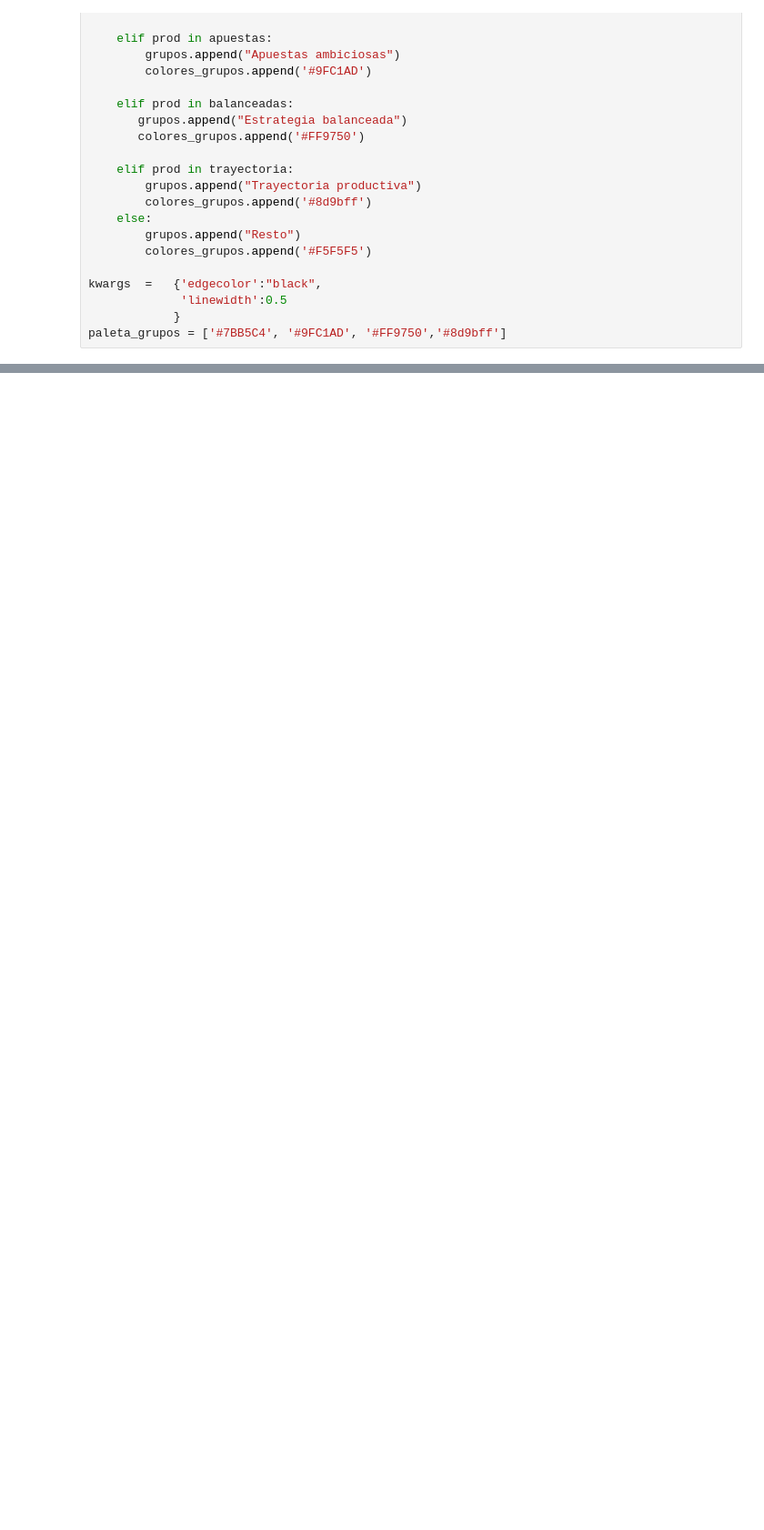
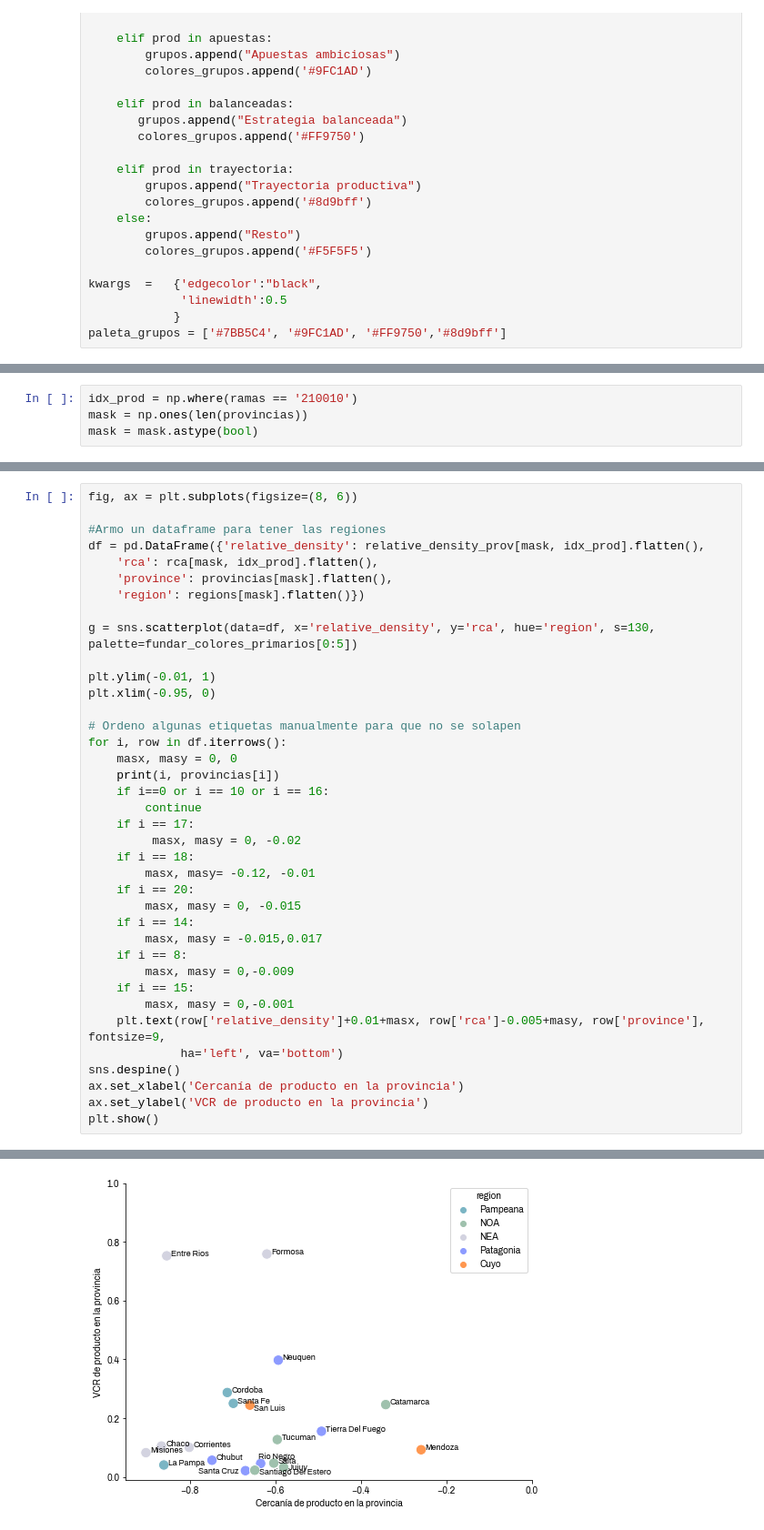
Before and after one commit to datos-Fundar/complejidad_economica_empleo, a Jupyter notebook: selecciona_sectores.ipynb, the cells around one changed output, grey strips where cells are left out. Shown at 91% size. Cells and saved outputs as stored; diff of their text form; blank space fills up the shorter version.

```diff
--- a/selecciona_sectores.ipynb
+++ b/selecciona_sectores.ipynb
@@ -246,0 +249,4 @@ sns.despine()
+# %%
+idx_prod = np.where(ramas == '210010')
+mask = np.ones(len(provincias))
+mask = mask.astype(bool)
@@ -246,0 +280,39 @@ sns.despine()
+# %%
+fig, ax = plt.subplots(figsize=(8, 6))
+
+#Armo un dataframe para tener las regiones
+df = pd.DataFrame({'relative_density': relative_density_prov[mask, idx_prod].flatten(),
+    'rca': rca[mask, idx_prod].flatten(),
+    'province': provincias[mask].flatten(),
+    'region': regions[mask].flatten()})
+
+g = sns.scatterplot(data=df, x='relative_density', y='rca', hue='region', s=130, palette=fundar_colores_primarios[0:5])
+
+plt.ylim(-0.01, 1)
+plt.xlim(-0.95, 0)
+
+# Ordeno algunas etiquetas manualmente para que no se solapen
+for i, row in df.iterrows():
+    masx, masy = 0, 0
+    print(i, provincias[i])
+    if i==0 or i == 10 or i == 16:
+        continue
+    if i == 17:
+         masx, masy = 0, -0.02
+    if i == 18:
+        masx, masy= -0.12, -0.01
+    if i == 20:
+        masx, masy = 0, -0.015
+    if i == 14:
+        masx, masy = -0.015,0.017
+    if i == 8:
+        masx, masy = 0,-0.009
+    if i == 15:
+        masx, masy = 0,-0.001
+    plt.text(row['relative_density']+0.01+masx, row['rca']-0.005+masy, row['province'], fontsize=9,
+             ha='left', va='bottom')
+sns.despine()
+ax.set_xlabel('Cercanía de producto en la provincia')
+ax.set_ylabel('VCR de producto en la provincia')
+plt.show()
+# %% [output]
@@ -246,0 +336 @@ sns.despine()
+[figure, added]
```
Also changed, not shown: parts of 4 cells of this notebook.
